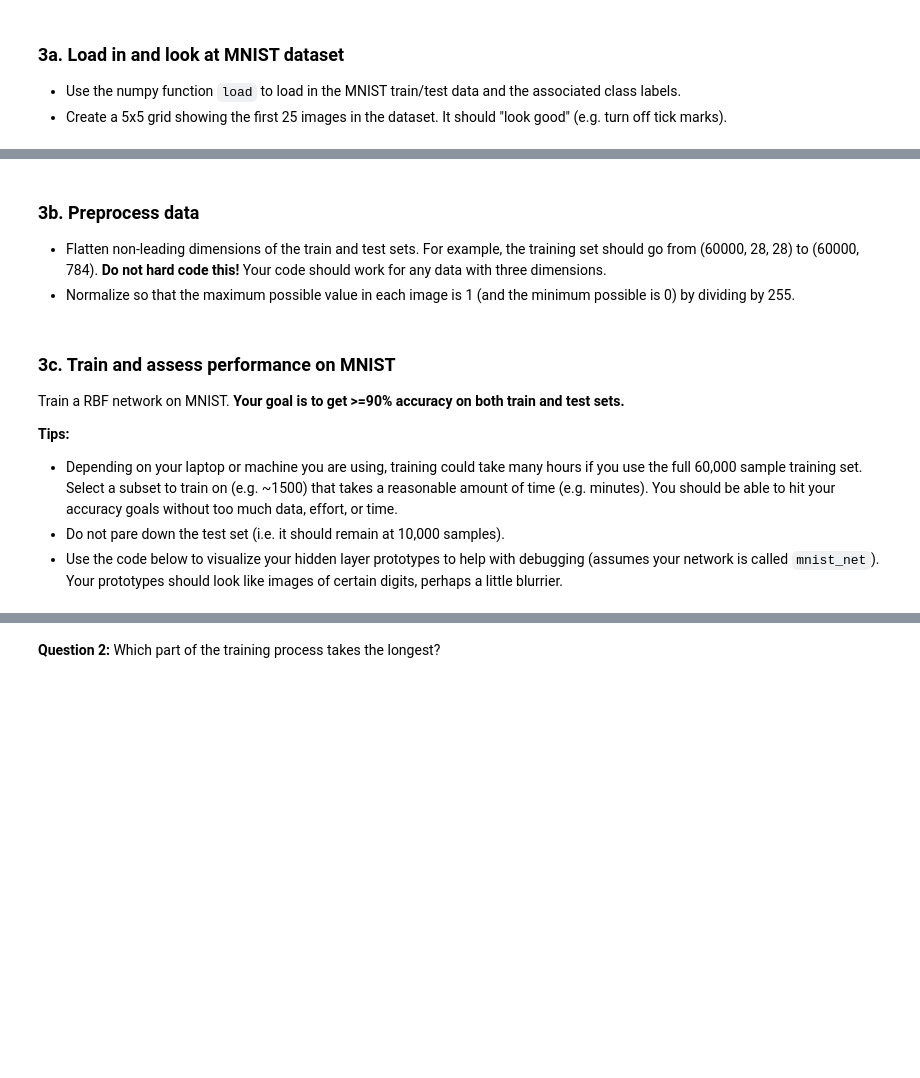
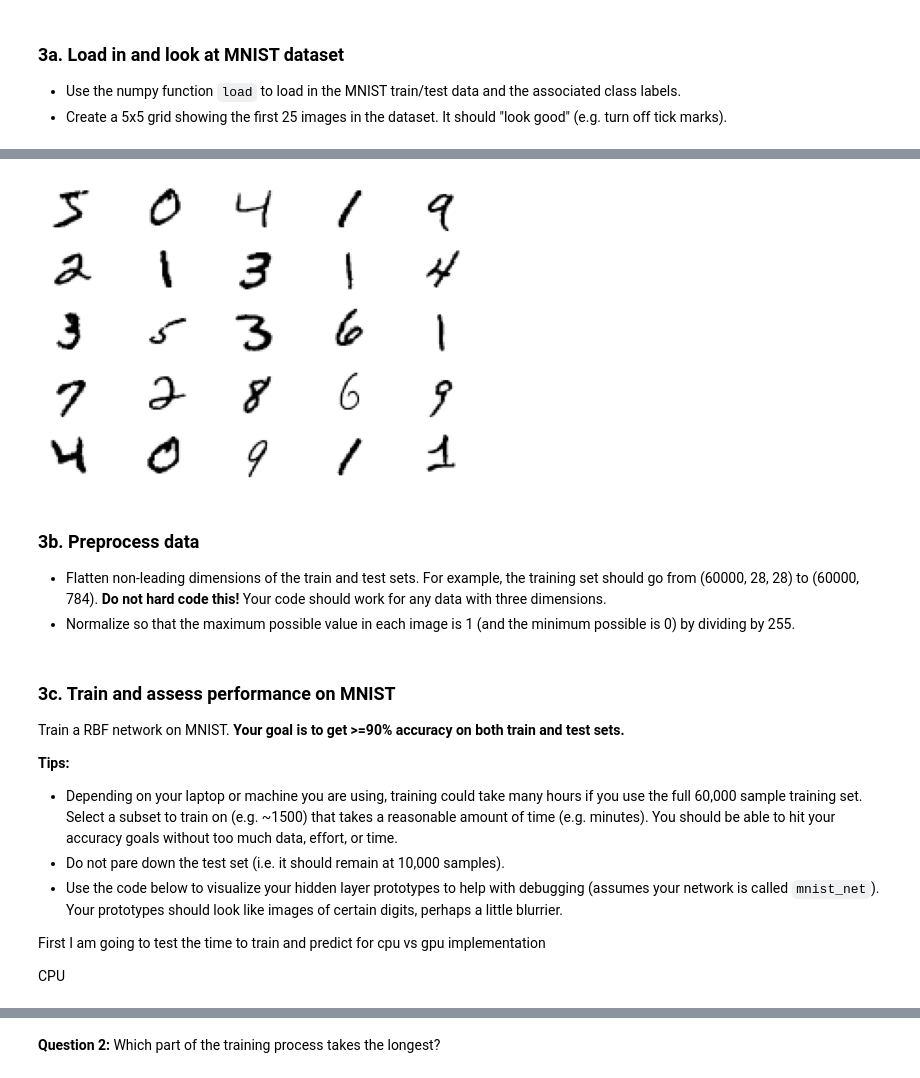
Before and after one commit to mattjax16/cs251, a Jupyter notebook: project7/rbf.ipynb, the cells around one changed output, grey strips where cells are left out. Saved outputs shown, nothing was run; the diff lists cells and outputs as text; code cells hidden in the pictures; blank space fills up the shorter version.

Commit message:
proj 7 first part

```diff
--- a/project7/rbf.ipynb
+++ b/project7/rbf.ipynb
@@ -313,3 +382,9 @@ More information about MNIST: http://yann.lecun.com/exdb/mnist/
+# %%
+# Load data here
+x_train = np.load('data/mnist_train_data.npy')
+y_train = np.load('data/mnist_train_labels.npy')
+x_test = np.load('data/mnist_test_data.npy')
+y_test = np.load('data/mnist_test_labels.npy')
 # %%
 print(f'Your training set shape is {x_train.shape} and should be (60000, 28, 28).')
 print(f'Your training classes shape is {y_train.shape} and should be (60000,).')
@@ -320,3 +398,14 @@ print(f'Your test classes shape is {y_test.shape} and should be (10000,).')
+# %%
+# 5x5 plot here
+cols = rows = 5
+fig, axes = plt.subplots(nrows=rows, ncols=cols)
+for i in range(rows):
+    for j in range(cols):
+        axes[i, j].imshow(x_train[i*rows + j])
+        axes[i, j].set_xticks([])
+        axes[i, j].set_yticks([])
+# %% [output]
+[figure, added]
 # %% [markdown]
 ### 3b. Preprocess data
 
@@ -331,3 +427,10 @@ Train a RBF network on MNIST. **Your goal is to get >=90% accuracy on both train
 - Depending on your laptop or machine you are using, training could take many hours if you use the full 60,000 sample training set. Select a subset to train on (e.g. ~1500) that takes a reasonable amount of time (e.g. minutes). You should be able to hit your accuracy goals without too much data, effort, or time.
 - Do not pare down the test set (i.e. it should remain at 10,000 samples).
 - Use the code below to visualize your hidden layer prototypes to help with debugging (assumes your network is called `mnist_net`). Your prototypes should look like images of certain digits, perhaps a little blurrier.
+
+
+
+First I am going to test the time to train and predict for cpu vs gpu implementation
+
+
+CPU
```
Also changed, not shown: parts of 32 cells of this notebook, 4 other files.
